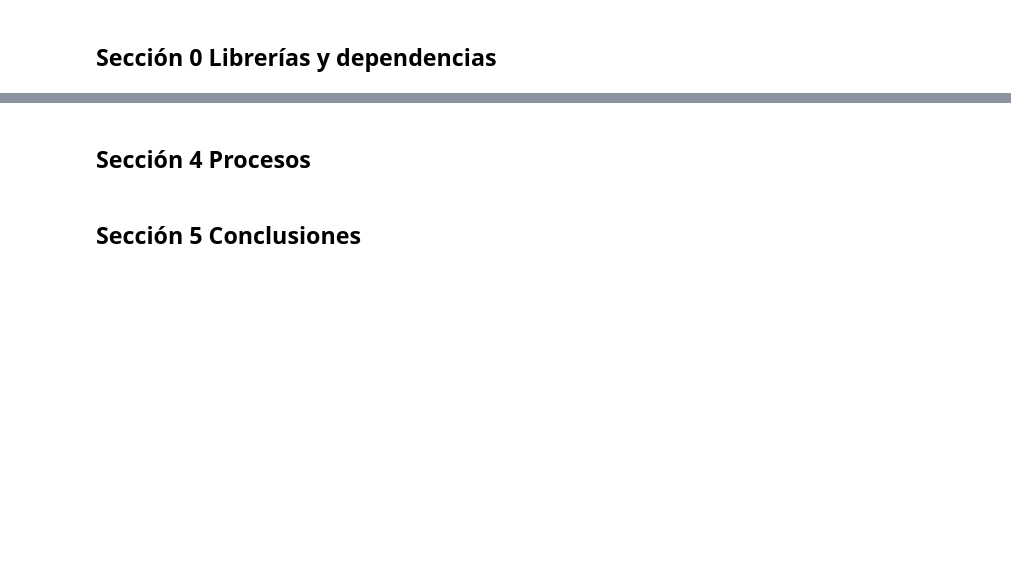
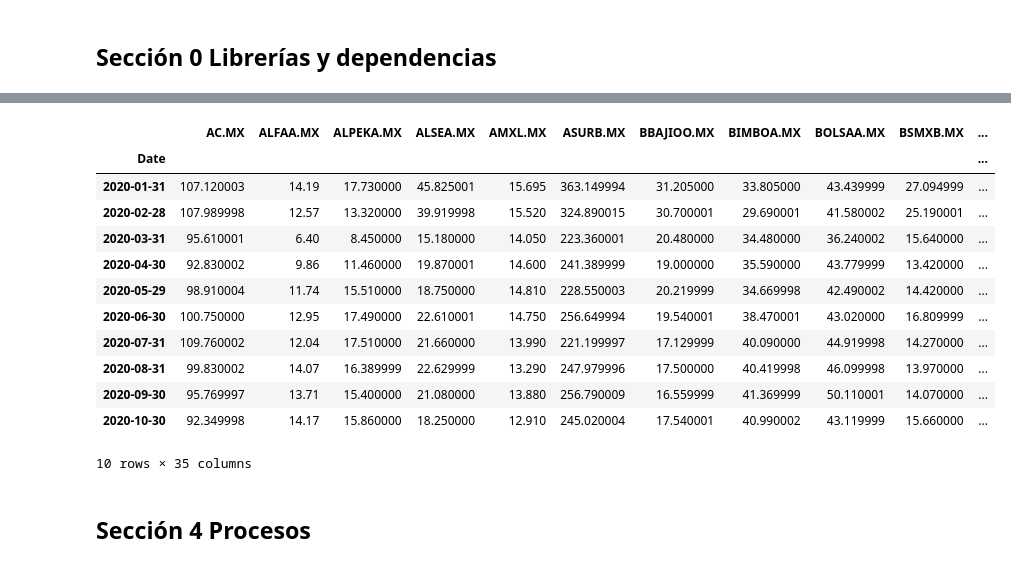
Before and after one commit to Palacios-F/LaboratorioN1, a Jupyter notebook: notebook.ipynb, the cells around one changed output, grey strips where cells are left out. Cells and saved outputs as stored; diff of their text form; code cells hidden in the pictures; blank space fills up the shorter version.

```diff
--- a/notebook.ipynb
+++ b/notebook.ipynb
@@ -21,4 +90,19 @@ Describir, utilizando texto y  otros apoyos visuales como gráficas y diagramas,
+# %%
+# Dataframe que contiene los precios de cierre para calcular las estrategias
+dt.data_M.head(10)
+# %% [output]
+|  | AC.MX | ALFAA.MX | ALPEKA.MX | ALSEA.MX | AMXL.MX | ASURB.MX | BBAJIOO.MX | BIMBOA.MX | BOLSAA.MX | BSMXB.MX | ... |
+| Date |  |  |  |  |  |  |  |  |  |  | ... |
+| 2020-01-31 | 107.120003 | 14.19 | 17.730000 | 45.825001 | 15.695 | 363.149994 | 31.205000 | 33.805000 | 43.439999 | 27.094999 | ... |
+| 2020-02-28 | 107.989998 | 12.57 | 13.320000 | 39.919998 | 15.520 | 324.890015 | 30.700001 | 29.690001 | 41.580002 | 25.190001 | ... |
+| 2020-03-31 | 95.610001 | 6.40 | 8.450000 | 15.180000 | 14.050 | 223.360001 | 20.480000 | 34.480000 | 36.240002 | 15.640000 | ... |
+| 2020-04-30 | 92.830002 | 9.86 | 11.460000 | 19.870001 | 14.600 | 241.389999 | 19.000000 | 35.590000 | 43.779999 | 13.420000 | ... |
+| 2020-05-29 | 98.910004 | 11.74 | 15.510000 | 18.750000 | 14.810 | 228.550003 | 20.219999 | 34.669998 | 42.490002 | 14.420000 | ... |
+| 2020-06-30 | 100.750000 | 12.95 | 17.490000 | 22.610001 | 14.750 | 256.649994 | 19.540001 | 38.470001 | 43.020000 | 16.809999 | ... |
+| 2020-07-31 | 109.760002 | 12.04 | 17.510000 | 21.660000 | 13.990 | 221.199997 | 17.129999 | 40.090000 | 44.919998 | 14.270000 | ... |
+| 2020-08-31 | 99.830002 | 14.07 | 16.389999 | 22.629999 | 13.290 | 247.979996 | 17.500000 | 40.419998 | 46.099998 | 13.970000 | ... |
+| 2020-09-30 | 95.769997 | 13.71 | 15.400000 | 21.080000 | 13.880 | 256.790009 | 16.559999 | 41.369999 | 50.110001 | 14.070000 | ... |
+| 2020-10-30 | 92.349998 | 14.17 | 15.860000 | 18.250000 | 12.910 | 245.020004 | 17.540001 | 40.990002 | 43.119999 | 15.660000 | ... |
+10 rows × 35 columns
 # %% [markdown]
 ## Sección 4 Procesos
-# %% [markdown]
-## Sección 5 Conclusiones
```
Also changed, not shown: parts of 23 cells of this notebook, 3 other files.
